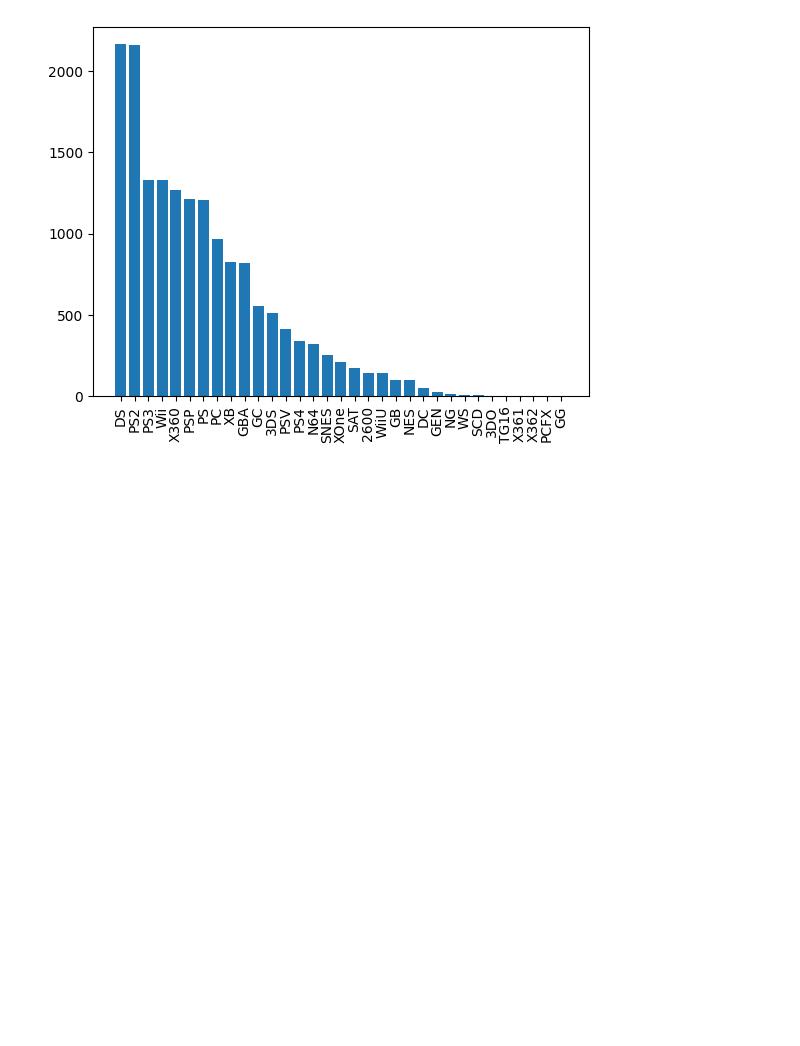
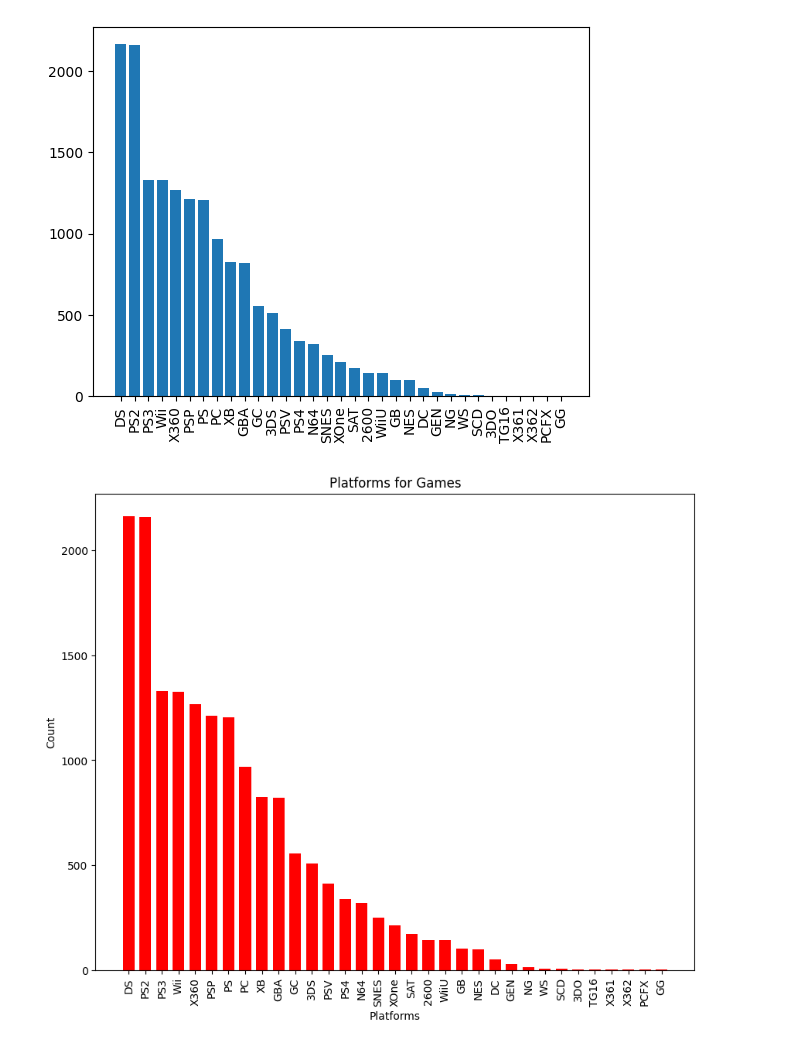
Before and after one commit to AbhinavGangwar12/Pandas, a Jupyter notebook: matplotlib_one.ipynb, the cells around one changed output. Drawn from its saved outputs; the diff is of its cells as text; code cells hidden in the pictures; blank space fills up the shorter version.

Commit message:
data visualisation day1

```diff
--- a/matplotlib_one.ipynb
+++ b/matplotlib_one.ipynb
@@ -140,3 +140,13 @@ mp.xticks(rotation=90)#will show additional information regarding the xticks
 mp.show()#will show the final plot after doing all the customisations above it and will avoid uneccessary information
 # %% [output]
 [figure]
+# %%
+mp.figure(figsize=(10,8))#length,height
+mp.bar(x,y,width=0.7,color="Red")#changing color of bars and width of the bar
+mp.title("Platforms for Games")
+mp.xlabel("Platforms")
+mp.ylabel("Count")
+mp.xticks(rotation=90,fontsize=10)
+mp.show()
+# %% [output]
+[figure, added]
```
Also changed, not shown: parts of 17 cells of this notebook.
